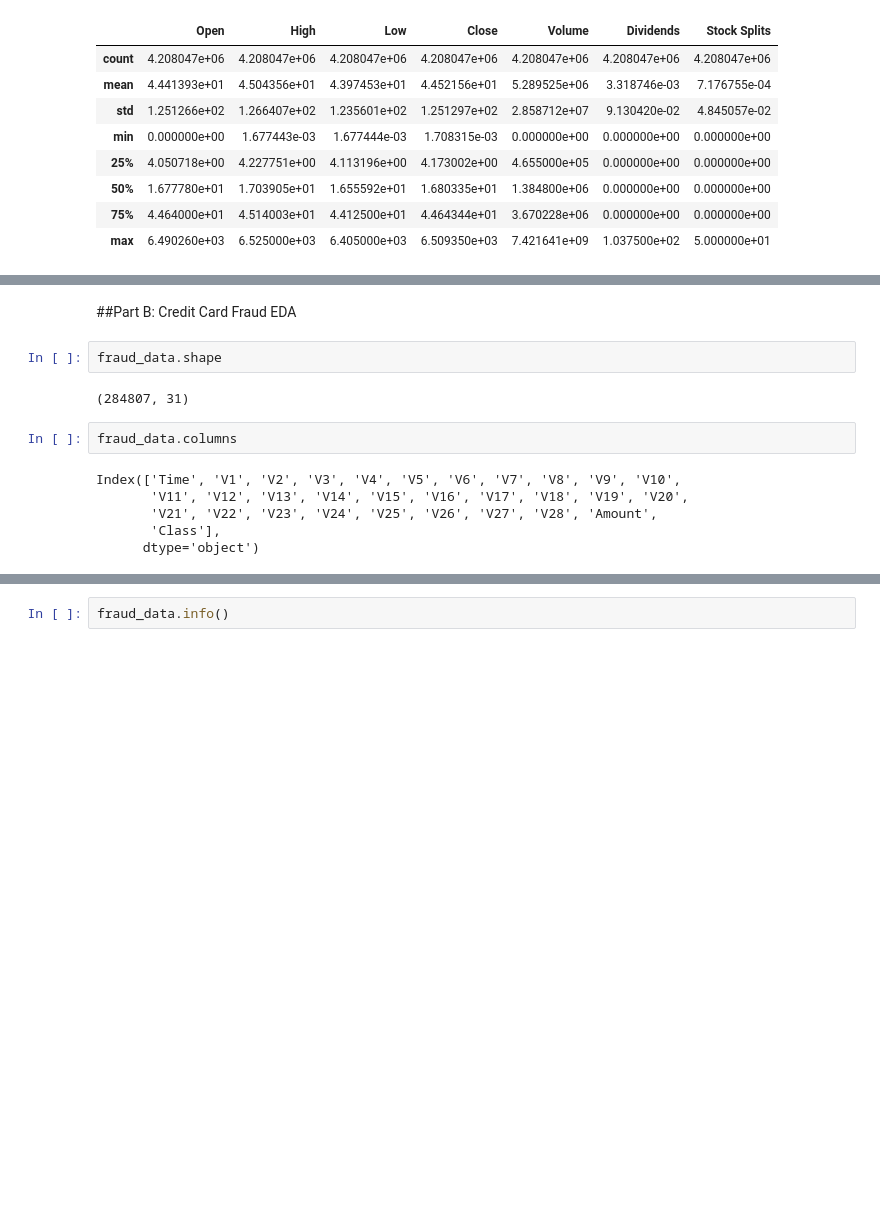
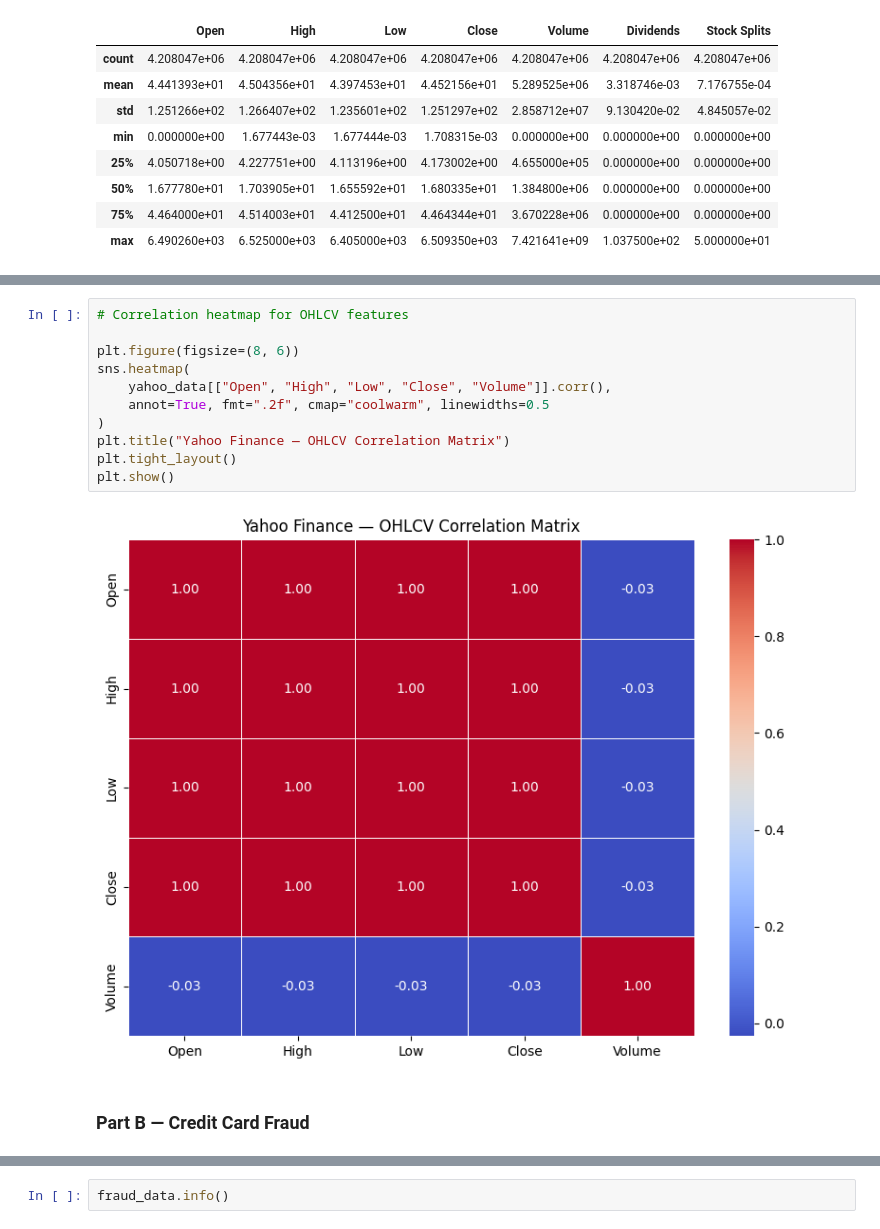
Before and after one commit to Mariam-Badr-MB/Finance-Intelligence-System, a Jupyter notebook: finance-intelligence-system.ipynb, the cells around one changed output, grey strips where cells are left out. Drawn from its saved outputs; the diff is of its cells as text; blank space fills up the shorter version.

```diff
--- a/finance-intelligence-system.ipynb
+++ b/finance-intelligence-system.ipynb
@@ -259,14 +294,16 @@ sns.heatmap(yahoo_data[['Open','High','Low','Close','Volume']].corr(), annot=Tru
+# %%
+# Correlation heatmap for OHLCV features
+
+plt.figure(figsize=(8, 6))
+sns.heatmap(
+    yahoo_data[["Open", "High", "Low", "Close", "Volume"]].corr(),
+    annot=True, fmt=".2f", cmap="coolwarm", linewidths=0.5
+)
+plt.title("Yahoo Finance — OHLCV Correlation Matrix")
+plt.tight_layout()
+plt.show()
+# %% [output]
+[figure, added]
 # %% [markdown]
-##Part B: Credit Card Fraud EDA
+
+### Part B — Credit Card Fraud
-# %%
-fraud_data.shape
-# %% [output]
-(284807, 31)
-# %%
-fraud_data.columns
-# %% [output]
-Index(['Time', 'V1', 'V2', 'V3', 'V4', 'V5', 'V6', 'V7', 'V8', 'V9', 'V10',
-       'V11', 'V12', 'V13', 'V14', 'V15', 'V16', 'V17', 'V18', 'V19', 'V20',
-       'V21', 'V22', 'V23', 'V24', 'V25', 'V26', 'V27', 'V28', 'Amount',
-       'Class'],
-      dtype='object')
```
Also changed, not shown: parts of 305 cells of this notebook.
